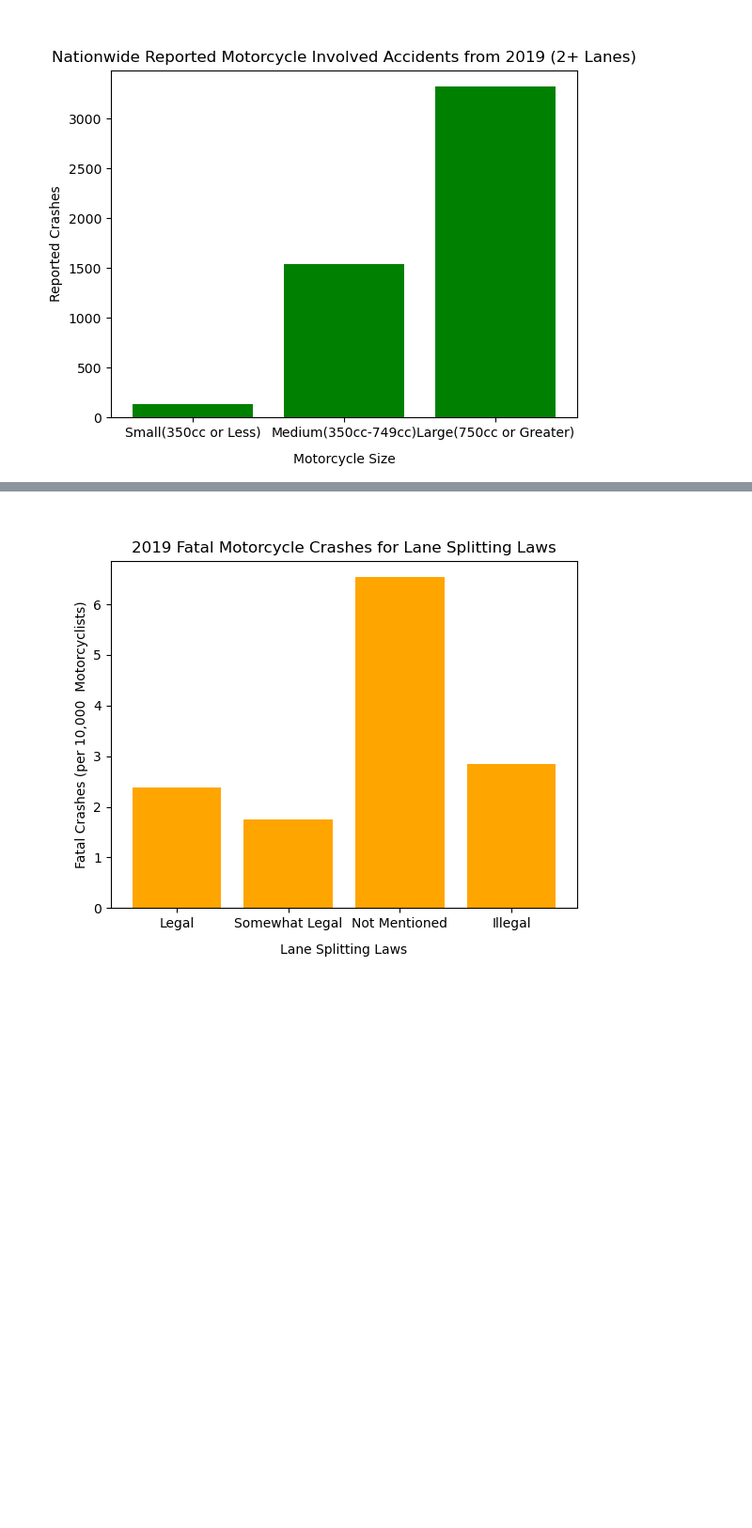
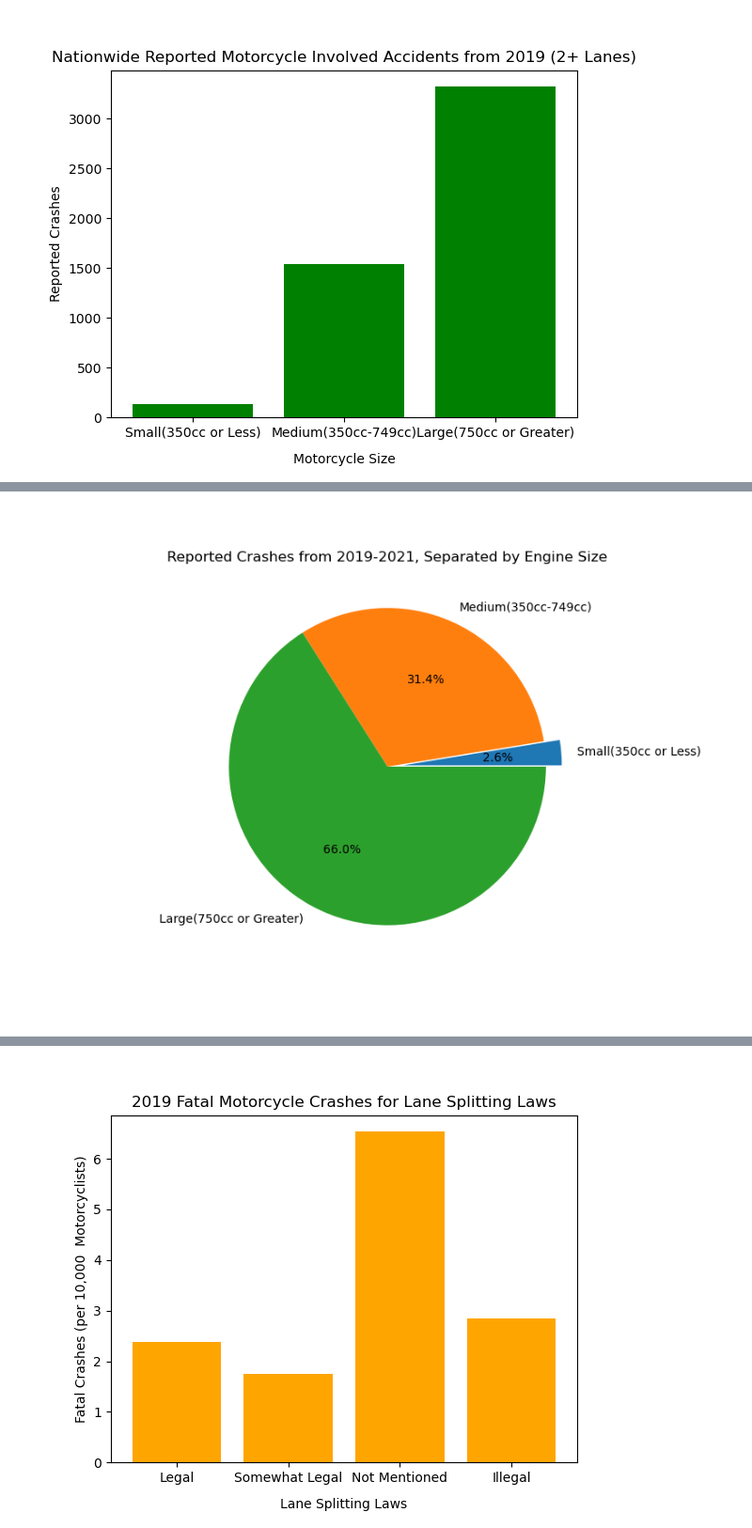
Before and after one commit to CalvinPedigo/Data-Analyst-Project-1, a Jupyter notebook: Notebook_structor.ipynb, the cells around one changed output, grey strips where cells are left out. Shown at 94% size. Cells and saved outputs as stored; diff of their text form; code cells hidden in the pictures; blank space fills up the shorter version.

```diff
--- a/Notebook_structor.ipynb
+++ b/Notebook_structor.ipynb
@@ -192,0 +227,29 @@ plt.show()
+# %%
+# Motorcycle type affects safety of lane splitting (Calvin)
+
+# Combine all years for a pie chart
+small_dfs = [small2019, small2020, small2021]
+medium_dfs = [medium2019, medium2020, medium2021]
+large_dfs = [large2019, large2020, large2021]
+
+combined_small_df = pd.concat(small_dfs)
+combined_medium_df = pd.concat(medium_dfs)
+combined_large_df = pd.concat(large_dfs)
+
+# Getting the totals
+#concatenated_df = pd.concat([combined_small_df, combined_medium_df, combined_large_df])
+#accident_counts = concatenated_df['Deaths'].count()
+# Getting the totals
+small_overall = combined_small_df['Deaths'].count()
+medium_overall = combined_medium_df['Deaths'].count()
+large_overall = combined_large_df['Deaths'].count()
+
+pie_values = [small_overall, medium_overall, large_overall]
+explode = (0.1, 0, 0)
+# Make the pie chart
+plt.figure(figsize=(8, 6))
+plt.pie(pie_values, labels=xnames, autopct='%1.1f%%', explode=explode)
+plt.title('Reported Crashes from 2019-2021, Separated by Engine Size')
+plt.show()
+# %% [output]
+[figure, added]
```
Also changed, not shown: parts of 8 cells of this notebook.
